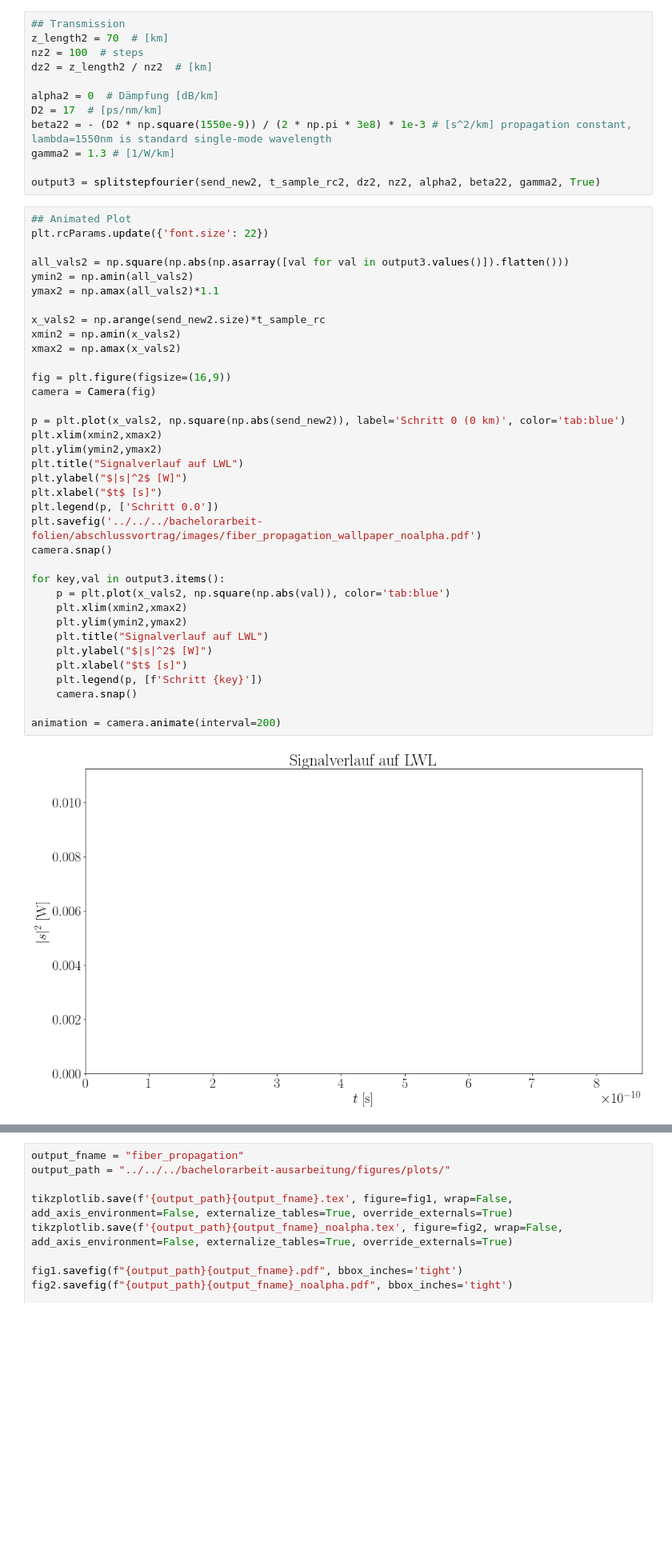
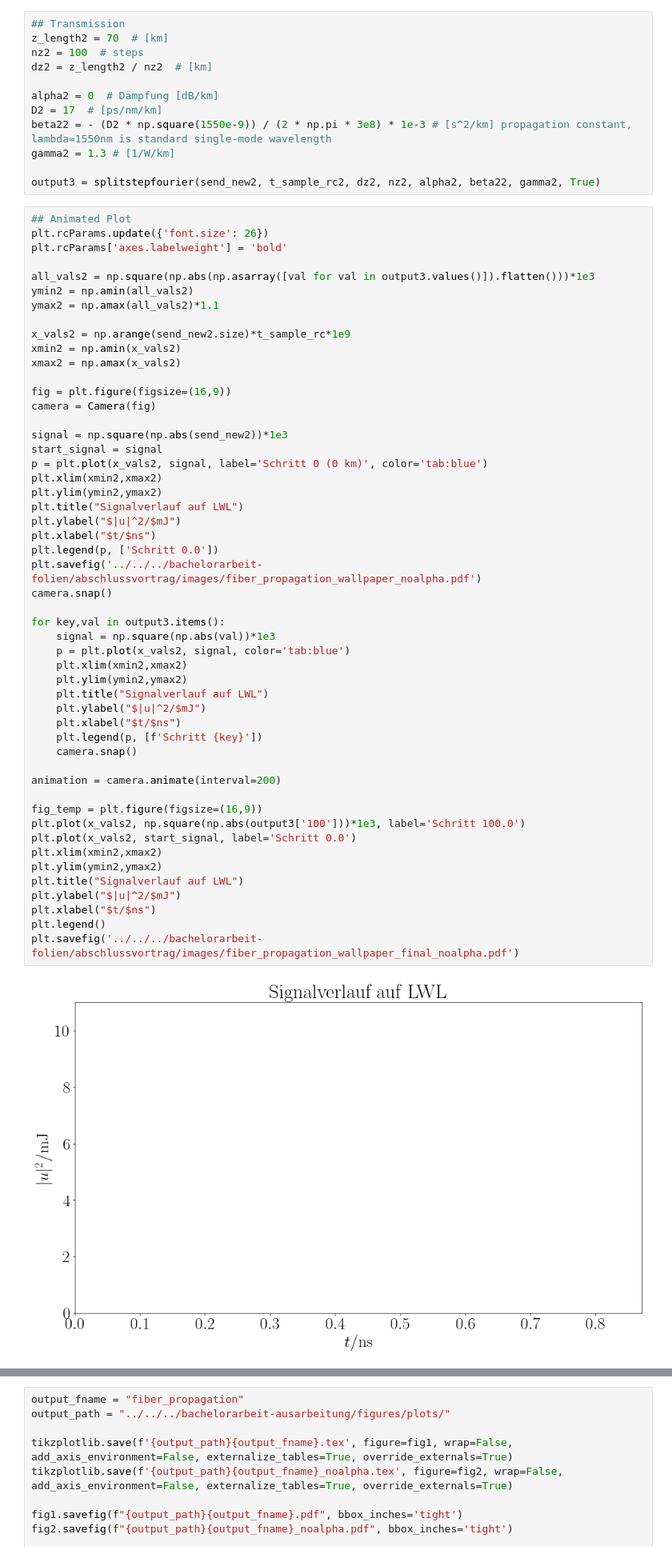
Before and after one commit to domrim/bachelorarbeit-code, a Jupyter notebook: jupyter-notebooks/eval/signal_propagation.ipynb, the cells around one changed output, grey strips where cells are left out. Shown at 80% size. Saved outputs shown, nothing was run; the diff lists cells and outputs as text; blank space fills up the shorter version.

Commit message:
FIX ssfm and signal propagation (axis labels, result plot)

```diff
--- a/jupyter-notebooks/eval/signal_propagation.ipynb
+++ b/jupyter-notebooks/eval/signal_propagation.ipynb
@@ -170,39 +170,54 @@ gamma2 = 1.3 # [1/W/km]
 output3 = splitstepfourier(send_new2, t_sample_rc2, dz2, nz2, alpha2, beta22, gamma2, True)
 # %%
 ## Animated Plot
-plt.rcParams.update({'font.size': 22})
+plt.rcParams.update({'font.size': 26})
+plt.rcParams['axes.labelweight'] = 'bold'
 
-all_vals2 = np.square(np.abs(np.asarray([val for val in output3.values()]).flatten()))
+all_vals2 = np.square(np.abs(np.asarray([val for val in output3.values()]).flatten()))*1e3
 ymin2 = np.amin(all_vals2)
 ymax2 = np.amax(all_vals2)*1.1
 
-x_vals2 = np.arange(send_new2.size)*t_sample_rc
+x_vals2 = np.arange(send_new2.size)*t_sample_rc*1e9
 xmin2 = np.amin(x_vals2)
 xmax2 = np.amax(x_vals2)
 
 fig = plt.figure(figsize=(16,9))
 camera = Camera(fig)
 
-p = plt.plot(x_vals2, np.square(np.abs(send_new2)), label='Schritt 0 (0 km)', color='tab:blue')
+signal = np.square(np.abs(send_new2))*1e3
+start_signal = signal
+p = plt.plot(x_vals2, signal, label='Schritt 0 (0 km)', color='tab:blue')
 plt.xlim(xmin2,xmax2)
 plt.ylim(ymin2,ymax2)
 plt.title("Signalverlauf auf LWL")
-plt.ylabel("$|s|^2$ [W]")
-plt.xlabel("$t$ [s]")
+plt.ylabel("$|u|^2/$mJ")
+plt.xlabel("$t/$ns")
 plt.legend(p, ['Schritt 0.0'])
 plt.savefig('../../../bachelorarbeit-folien/abschlussvortrag/images/fiber_propagation_wallpaper_noalpha.pdf')
 camera.snap()
 
 for key,val in output3.items():
-    p = plt.plot(x_vals2, np.square(np.abs(val)), color='tab:blue')
+    signal = np.square(np.abs(val))*1e3
+    p = plt.plot(x_vals2, signal, color='tab:blue')
     plt.xlim(xmin2,xmax2)
     plt.ylim(ymin2,ymax2)
     plt.title("Signalverlauf auf LWL")
-    plt.ylabel("$|s|^2$ [W]")
-    plt.xlabel("$t$ [s]")
+    plt.ylabel("$|u|^2/$mJ")
+    plt.xlabel("$t/$ns")
     plt.legend(p, [f'Schritt {key}'])
     camera.snap()
 
 animation = camera.animate(interval=200)
+
+fig_temp = plt.figure(figsize=(16,9))
+plt.plot(x_vals2, np.square(np.abs(output3['100']))*1e3, label='Schritt 100.0')
+plt.plot(x_vals2, start_signal, label='Schritt 0.0')
+plt.xlim(xmin2,xmax2)
+plt.ylim(ymin2,ymax2)
+plt.title("Signalverlauf auf LWL")
+plt.ylabel("$|u|^2/$mJ")
+plt.xlabel("$t/$ns")
+plt.legend()
+plt.savefig('../../../bachelorarbeit-folien/abschlussvortrag/images/fiber_propagation_wallpaper_final_noalpha.pdf')
 # %% [output]
-[figure, old version]
+[figure, new version]
```
Also changed, not shown: parts of 3 cells of this notebook, 2 other files.
